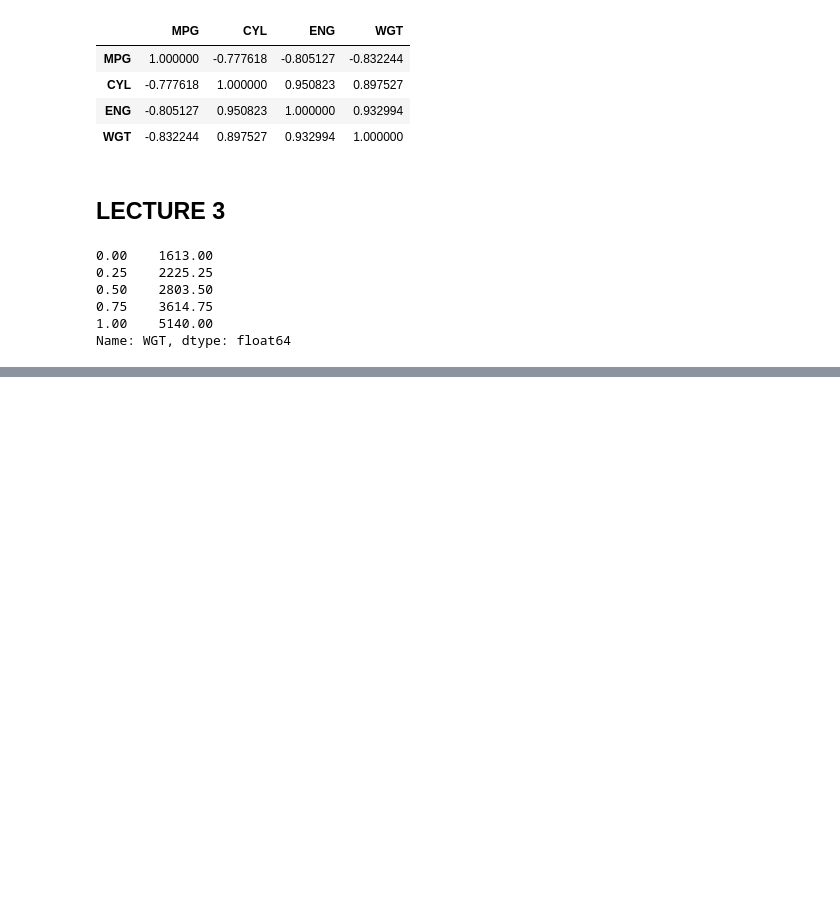
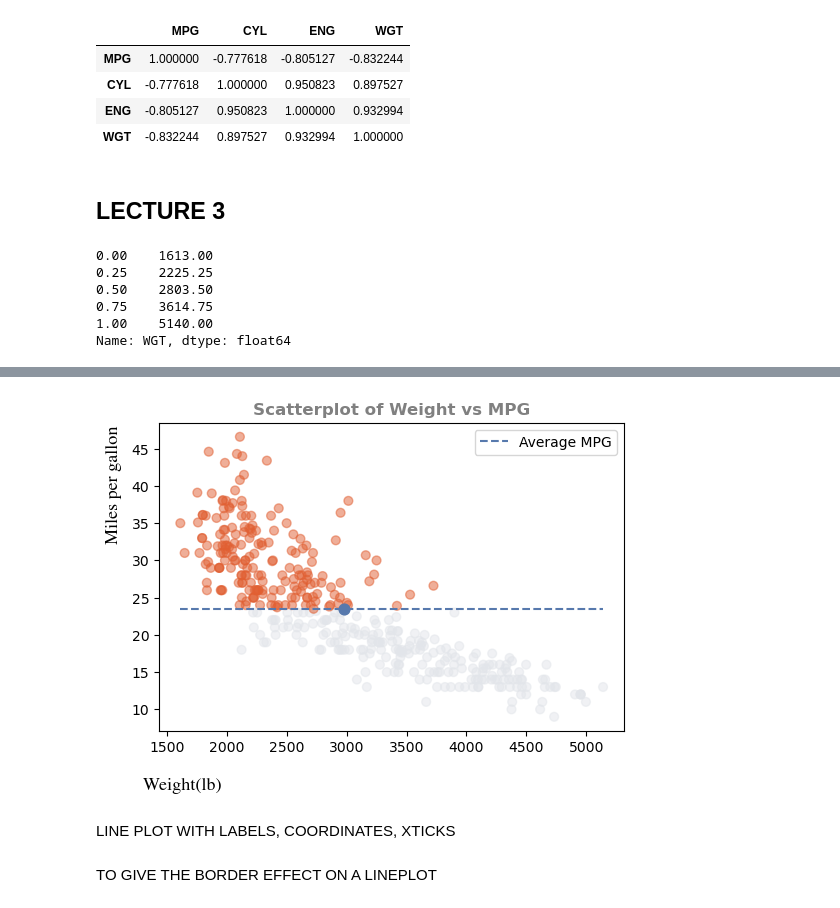
Before and after one commit to arjunsbedi18/edaMasterFile, a Jupyter notebook: edaStudyGuide.ipynb, the cells around one changed output, grey strips where cells are left out. Saved outputs shown, nothing was run; the diff lists cells and outputs as text; code cells hidden in the pictures; blank space fills up the shorter version.

```diff
--- a/edaStudyGuide.ipynb
+++ b/edaStudyGuide.ipynb
@@ -206,0 +242,39 @@ Name: WGT, dtype: float64
+# %%
+#Calculate the mean MPG and mean WGT
+my = df_cars['MPG'].mean()
+mx = df_cars['WGT'].mean()
+
+#Add color scheme by condition: if MPG<mean, '#E2E5EA', ow '#E15F32'
+col = np.where(df_cars['MPG']<my, '#E2E5EA', '#E15F32')
+
+#Draw scatter plot, use col as our color scheme
+fig, ax = plt.subplots(figsize=(6,4))
+ax.scatter(df_cars['WGT'], df_cars['MPG'], c=col, s=40, alpha=0.5)
+
+#Add horizontal line to indicate mean MPG
+wgt=df_cars['WGT']
+ax.hlines(y=my, xmin=wgt.min(), xmax=wgt.max(),
+          colors='#5779AD', linestyles='dashed', lw=1.5, label='Average MPG')
+
+#Add the a reference point to indicate mean MPG and mean WGT
+ax.scatter(mx, my, c='#5779AD', s=60) #plot the point
+
+#Show legend for the label of the line
+ax.legend(loc="upper right")
+
+# #Add title, xlabel and ylabel
+ax.set_xlabel("Weight(lb)",fontsize=13, fontname="Times")
+ax.set_ylabel("Miles per gallon",fontsize=13, fontname="Times")
+ax.set_title("Scatterplot of Weight vs MPG",c='grey', weight = 'bold')
+
+#set x label position to bottom left
+ax.xaxis.set_label_coords(0.05, -0.15)
+#set y label position to top right
+ax.yaxis.set_label_coords(-0.08, 0.8)
+
+
+plt.show()
+# %% [output]
+[figure, added]
+# %% [markdown]
+LINE PLOT WITH LABELS, COORDINATES, XTICKS
@@ -206,0 +307,2 @@ Name: WGT, dtype: float64
+# %% [markdown]
+TO GIVE THE BORDER EFFECT ON A LINEPLOT
```
Also changed, not shown: parts of 10 cells of this notebook.
